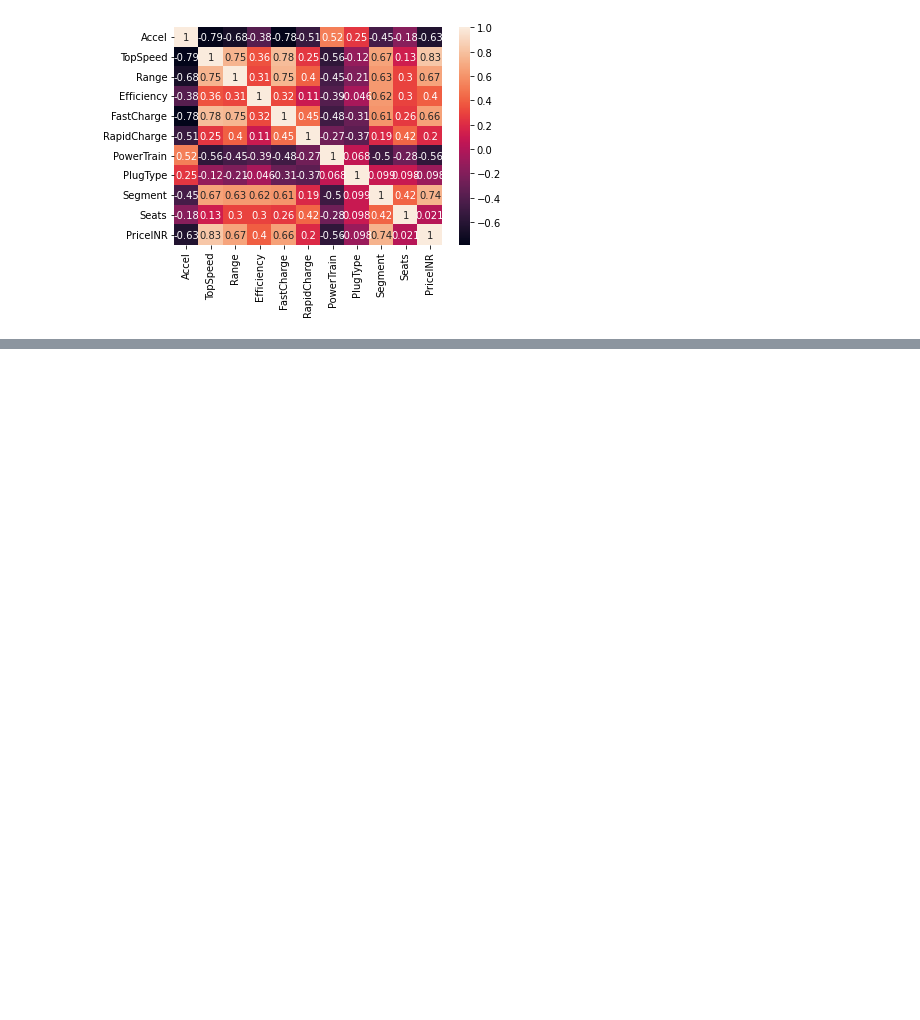
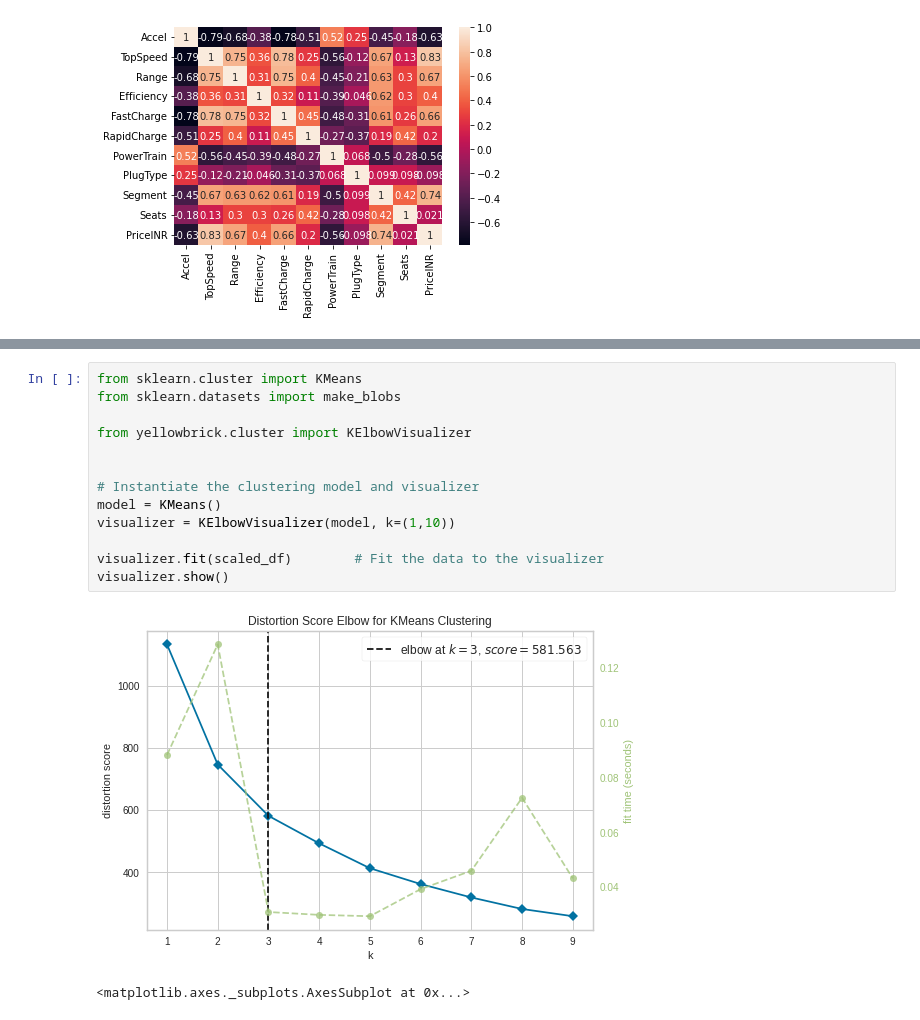
Before and after one commit to deepak03c/EV_Market_Segmentation, a Jupyter notebook: CLUSTERING_MODEL.ipynb, the cells around one changed output, grey strips where cells are left out. Saved outputs shown, nothing was run; the diff lists cells and outputs as text; blank space fills up the shorter version.

```diff
--- a/CLUSTERING_MODEL.ipynb
+++ b/CLUSTERING_MODEL.ipynb
@@ -477,0 +501,16 @@ NameError: ignored
+# %%
+from sklearn.cluster import KMeans
+from sklearn.datasets import make_blobs
+
+from yellowbrick.cluster import KElbowVisualizer
+
+
+# Instantiate the clustering model and visualizer
+model = KMeans()
+visualizer = KElbowVisualizer(model, k=(1,10))
+
+visualizer.fit(scaled_df)        # Fit the data to the visualizer
+visualizer.show()
+# %% [output]
+[figure, added]
+<matplotlib.axes._subplots.AxesSubplot at 0x...>
```
Also changed, not shown: parts of 8 cells of this notebook.
